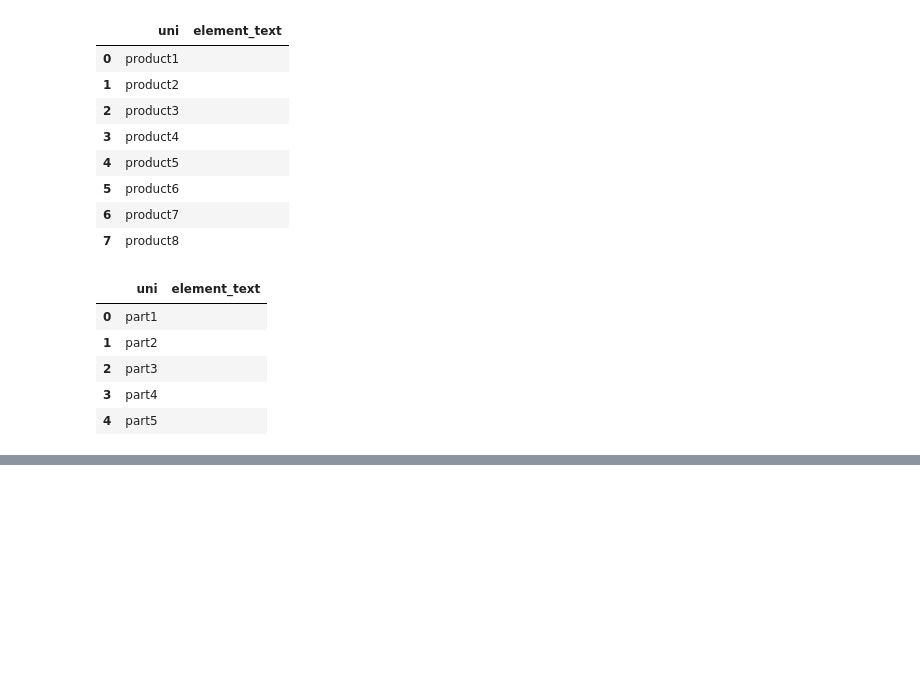
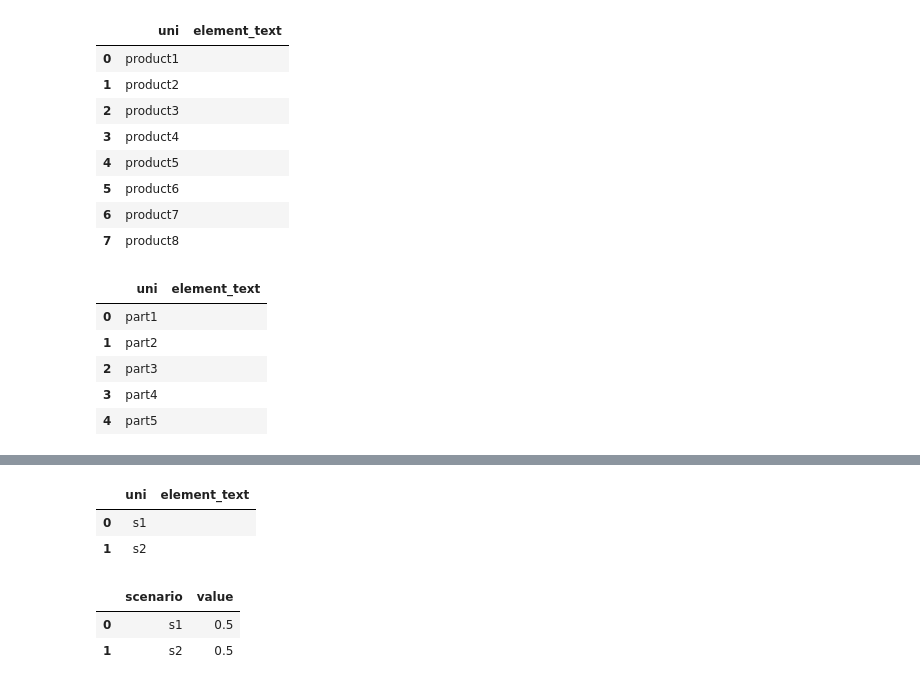
Before and after one commit to kchan139/stochastic-programing-and-applications, a Jupyter notebook: code/problem 1/BROKEN GAMSPY DO NOT TOUCH.ipynb, the cells around one changed output, grey strips where cells are left out. Saved outputs shown, nothing was run; the diff lists cells and outputs as text; code cells hidden in the pictures; blank space fills up the shorter version.

```diff
--- a/code/problem 1/BROKEN GAMSPY DO NOT TOUCH.ipynb
+++ b/code/problem 1/BROKEN GAMSPY DO NOT TOUCH.ipynb
@@ -212 +209,25 @@ a.records
+# %%
+sc = Set(
+    container=m,
+    name="scenario",
+    description=" adf ad",
+    records=["s1", "s2"]
+)
+sc.records
+# %% [output]
+|  | uni | element_text |
+| 0 | s1 |  |
+| 1 | s2 |  |
+# %%
+p = Parameter(
+    container=m,
+    name="scenario_p",
+    domain=sc
+)
+p[sc] = 0.5
+p.records
+# %% [output]
+|  | scenario | value |
+| 0 | s1 | 0.5 |
+| 1 | s2 | 0.5 |
 # %%
```
Also changed, not shown: parts of 16 cells of this notebook, 3 other files.
